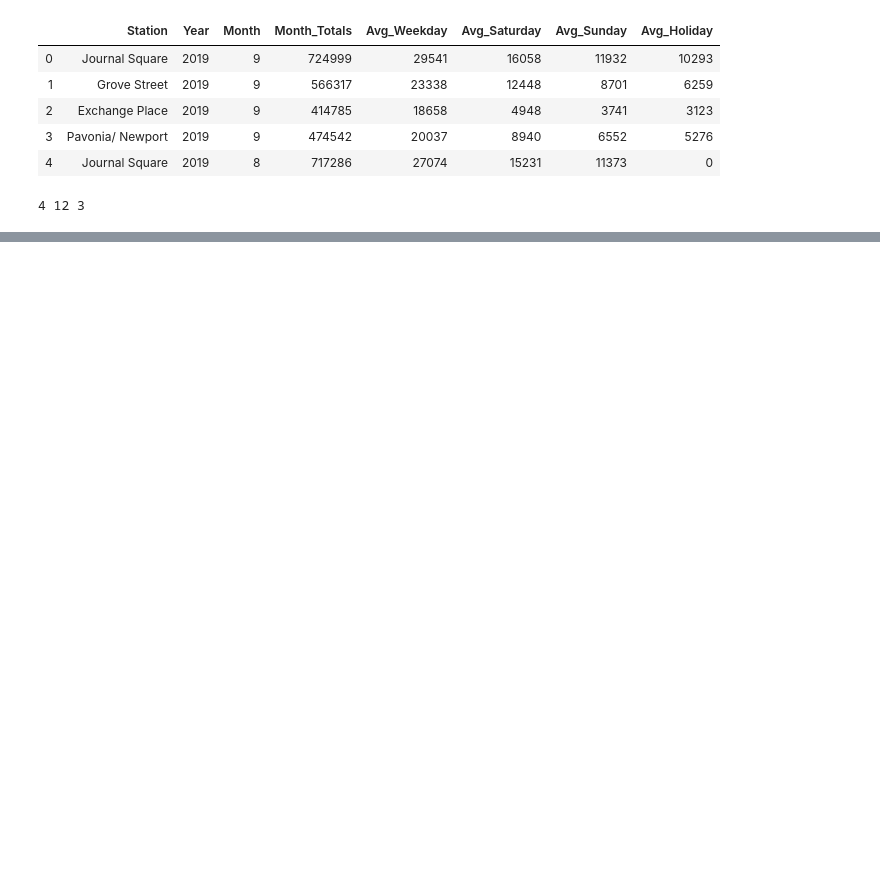
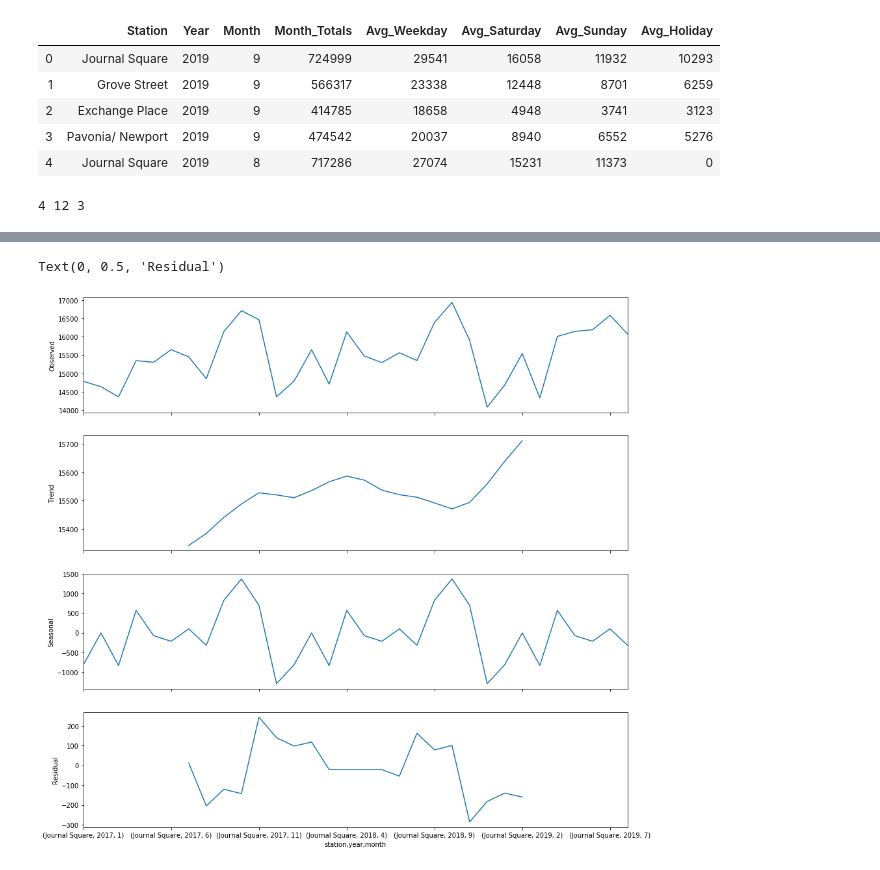
Before and after one commit to lobodemonte/civic-analytics-mobility-project, a Jupyter notebook: scripts/path_ridership_analysis.ipynb, the cells around one changed output, grey strips where cells are left out. Cells and saved outputs as stored; diff of their text form; code cells hidden in the pictures; blank space fills up the shorter version.

```diff
--- a/scripts/path_ridership_analysis.ipynb
+++ b/scripts/path_ridership_analysis.ipynb
@@ -110,0 +159,9 @@ for station in stations:
+# %%
+grouped_hr_data = path_hourly_ridership[path_hourly_ridership['month'].isin([6,7,8,9])].groupby(['station','Hour'], as_index=False).mean()
+
+hours = list(grouped_hr_data.Hour.unique())
+morning_rush_hours = hours[6:11]
+evening_rush_hours =  hours[16:21]
+
+print(morning_rush_hours)
+print(evening_rush_hours)
@@ -110,0 +276,16 @@ for station in stations:
+# %%
+res = sm.tsa.seasonal_decompose(
+    avg_total_commuters[(avg_total_commuters.index.get_level_values('station') == 'Journal Square')
+                       ]['AvgTotalEveningRiders'],model='additive', freq=12)
+fig, axes = plt.subplots(ncols=1, nrows=4, sharex=True, figsize=(15,15))
+res.observed.plot(ax=axes[0], legend=False)
+axes[0].set_ylabel('Observed')
+res.trend.plot(ax=axes[1], legend=False)
+axes[1].set_ylabel('Trend')
+res.seasonal.plot(ax=axes[2], legend=False)
+axes[2].set_ylabel('Seasonal')
+res.resid.plot(ax=axes[3], legend=False)
+axes[3].set_ylabel('Residual')
+# %% [output]
+Text(0, 0.5, 'Residual')
+[figure, added]
```
Also changed, not shown: parts of 11 cells of this notebook, 7 other files.
